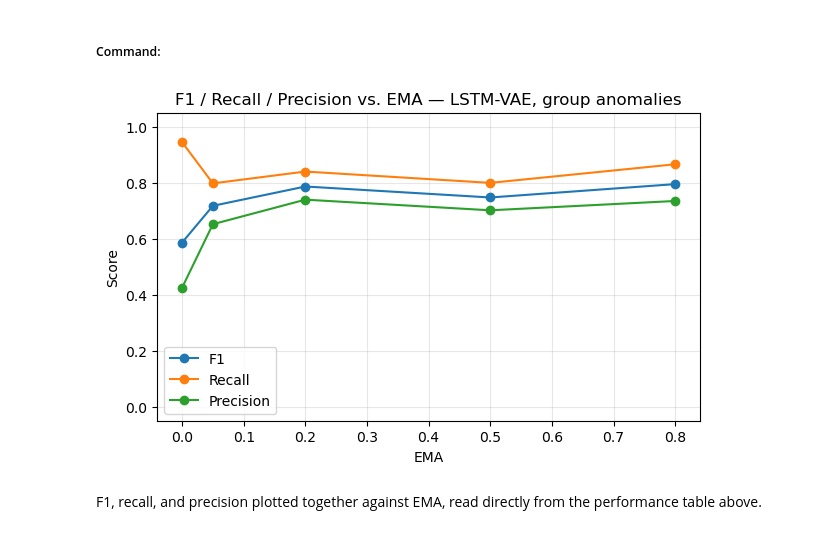
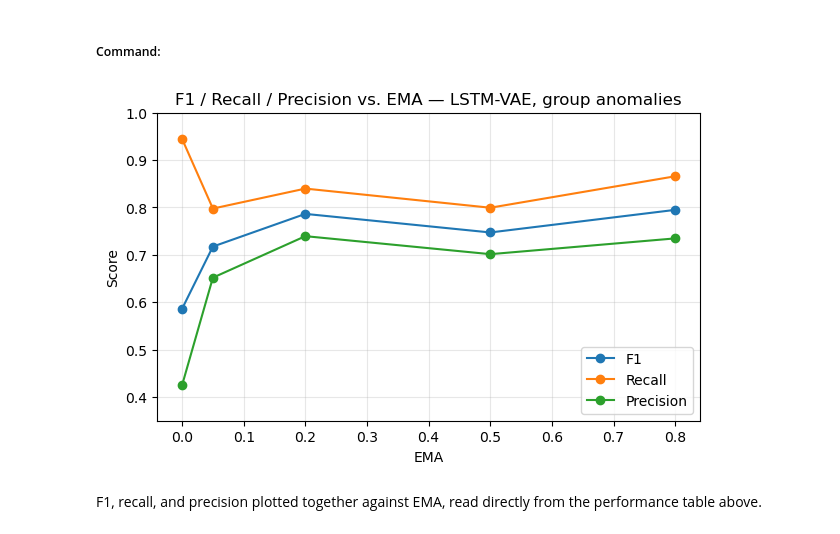
Before and after one commit to hadasecohen/streaming-vae-anomaly-detection, a Jupyter notebook: notebooks/cases/case09_ema_freezing.ipynb, the cells around one changed output. Drawn from its saved outputs; the diff is of its cells as text; code cells hidden in the pictures.

```diff
--- a/notebooks/cases/case09_ema_freezing.ipynb
+++ b/notebooks/cases/case09_ema_freezing.ipynb
@@ -358,26 +358,28 @@ The testcase is successful when F1 shows a clear, non-flat trend across the EMA
 # %%
 import pandas as pd
 import matplotlib.pyplot as plt
 from IPython.display import display
+
+%matplotlib inline
 
 performance_path = f"{OUTPUT_DIR}/cross_compare/performance_table.csv"
 perf = pd.read_csv(performance_path)
 perf["variant"] = perf["variant"].astype(float)
 perf = perf.sort_values("variant")
 
 fig, ax = plt.subplots(figsize=(7, 4))
 ax.plot(perf["variant"], perf["f1"], marker="o", label="F1")
 ax.plot(perf["variant"], perf["recall"], marker="o", label="Recall")
 ax.plot(perf["variant"], perf["precision"], marker="o", label="Precision")
 ax.set_xlabel("EMA")
 ax.set_ylabel("Score")
 ax.set_title("F1 / Recall / Precision vs. EMA — LSTM-VAE, group anomalies")
-ax.set_ylim(-0.05, 1.05)
+ax.set_ylim(0.35, 1.00)
 ax.grid(True, alpha=0.3)
 ax.legend()
 display(fig)
 plt.close(fig)
 # %% [output]
-[figure, old version]
+[figure, new version]
 # %% [markdown]
 F1, recall, and precision plotted together against EMA, read directly from the performance table above.
```
Also changed, not shown: parts of 9 cells of this notebook, 12 other files.
